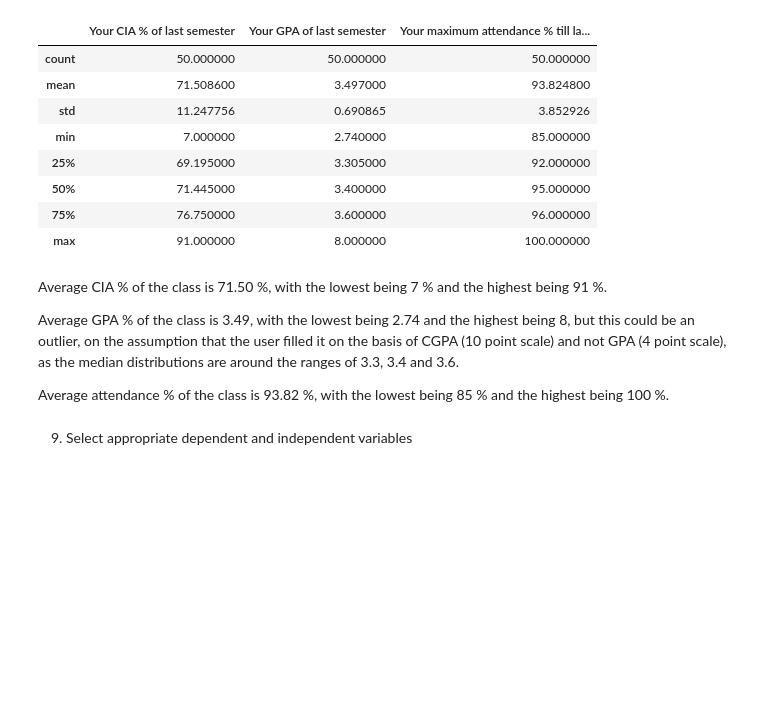
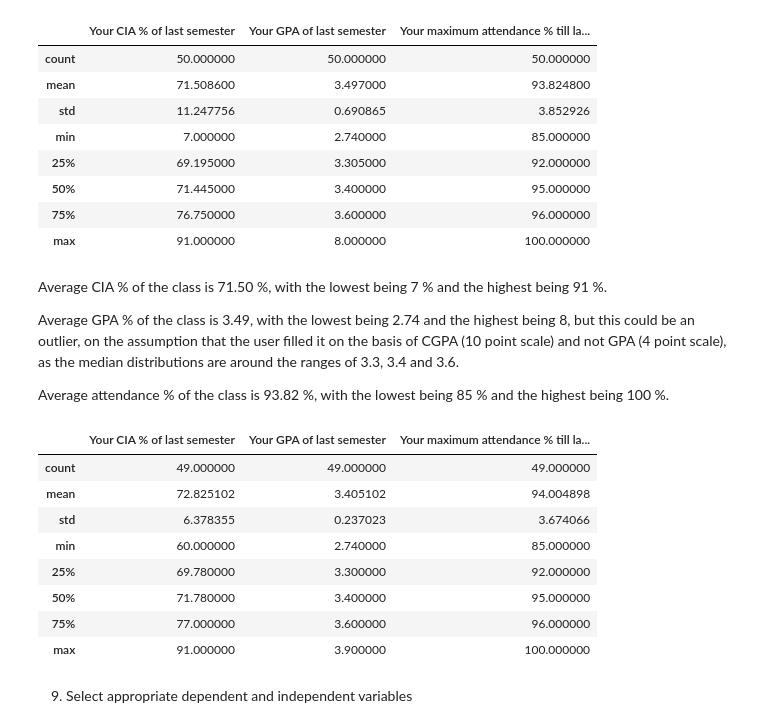
Before and after one commit to aimee-joseph/ML-Lab-2547204, a Jupyter notebook: Lab 3.ipynb, the cells around one changed output. Saved outputs shown, nothing was run; the diff lists cells and outputs as text; code cells hidden in the pictures; blank space fills up the shorter version.

```diff
--- a/Lab 3.ipynb
+++ b/Lab 3.ipynb
@@ -216,3 +223,15 @@ Average attendance % of the class is 93.82 %, with the lowest being 85 % and the
+# %%
+data.describe() # verifying it
+# %% [output]
+|  | Your CIA % of last semester | Your GPA of last semester | Your maximum attendance % till la... |
+| count | 49.000000 | 49.000000 | 49.000000 |
+| mean | 72.825102 | 3.405102 | 94.004898 |
+| std | 6.378355 | 0.237023 | 3.674066 |
+| min | 60.000000 | 2.740000 | 85.000000 |
+| 25% | 69.780000 | 3.300000 | 92.000000 |
+| 50% | 71.780000 | 3.400000 | 95.000000 |
+| 75% | 77.000000 | 3.600000 | 96.000000 |
+| max | 91.000000 | 3.900000 | 100.000000 |
 # %% [markdown]
 9. Select appropriate dependent and independent variables
 # %%
```
Also changed, not shown: parts of 58 cells of this notebook, 2 other files.
